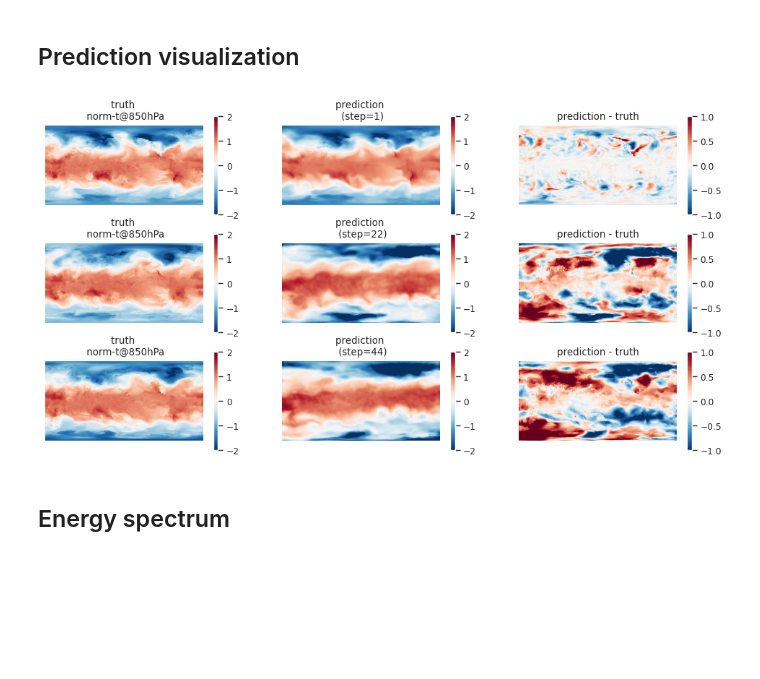
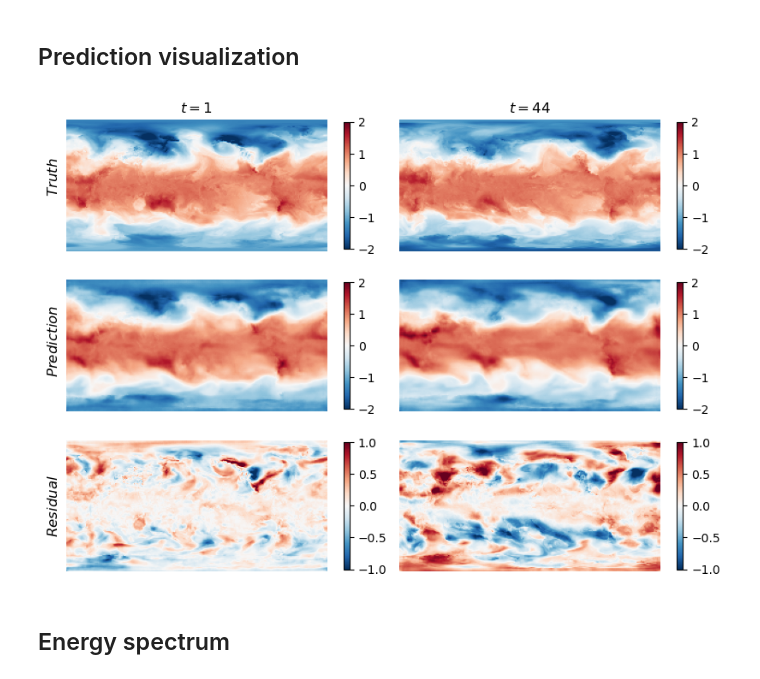
Before and after one commit to leap-stc/ChaosBench, a Jupyter notebook: notebooks/04a_s2s_eval.ipynb, the cells around one changed output. Drawn from its saved outputs; the diff is of its cells as text; code cells hidden in the pictures; blank space fills up the shorter version.

```diff
--- a/notebooks/04a_s2s_eval.ipynb
+++ b/notebooks/04a_s2s_eval.ipynb
@@ -41,7 +49,7 @@ First, we plot across centers + unet
 # %%
 # Plot RMSE over time, across centers
 model_names = ['persistence', 'ecmwf', 'ukmo', 'ncep', 'cma', 'unet_s2s']
-metrics = ['rmse', 'mae', 'bias', 'r2', 'acc']
+metrics = ['rmse', 'acc', 'ssim']
 headline_vars = dict({'t-850': 'K', 'z-500': 'gpm', 'q-700': r'$kg kg^{-1}$'})
 
 for metric_idx, metric in enumerate(metrics):
@@ -49,7 +57,7 @@ for metric_idx, metric in enumerate(metrics):
 
     for model_idx, model_name in enumerate(model_names):
         if 's2s' in model_name:
-            df = pd.read_csv(Path(f'../logs/{model_name}/eval/version_3/{metric}_{model_name}.csv'))
+            df = pd.read_csv(Path(f'../logs/{model_name}/eval/version_2/{metric}_{model_name}.csv'))
 
         else:
             df = pd.read_csv(Path(f'../logs/{model_name}/eval/{metric}_{model_name}.csv'))
@@ -82,14 +88,14 @@ for metric_idx, metric in enumerate(metrics):
 Then we evaluate only on data-driven models (with persistence + ecmwf as benchmark)
 # %%
 # Plot RMSE over time, across centers and data-driven models
-model_names = ['ecmwf', 'unet_s2s', 'resnet_s2s']
+model_names = ['ecmwf', 'unet_s2s', 'resnet_s2s', 'ed_s2s', 'fno_s2s']
 
 for metric_idx, metric in enumerate(metrics):
     f, ax = plt.subplots(1, len(headline_vars), figsize=(6*len(headline_vars), 6))
 
     for model_idx, model_name in enumerate(model_names):
         if 's2s' in model_name:
-            df = pd.read_csv(Path(f'../logs/{model_name}/eval/version_3/{metric}_{model_name}.csv'))
+            df = pd.read_csv(Path(f'../logs/{model_name}/eval/version_0/{metric}_{model_name}.csv'))
 
         else:
             df = pd.read_csv(Path(f'../logs/{model_name}/eval/{metric}_{model_name}.csv'))
@@ -134,7 +138,7 @@ model_args = hyperparams['model_args']
 data_args = hyperparams['data_args']
 
 ## Checkpointing
-ckpt_filepath = log_dir / 'lightning_logs/version_3/checkpoints/'
+ckpt_filepath = log_dir / 'lightning_logs/version_0/checkpoints/'
 ckpt_filepath = list(ckpt_filepath.glob('*.ckpt'))[0]
 baseline = model.S2SBenchmarkModel(model_args=model_args, data_args=data_args)
 baseline = baseline.load_from_checkpoint(ckpt_filepath)
@@ -149,7 +153,7 @@ date_idx = 0
 param = 't'
 level = 850
 
-plot_idx = [1, config.N_STEPS // 2, config.N_STEPS - 1] # [1...config.N_STEPS-1]
+plot_idx = [1, config.N_STEPS - 1] # [1...config.N_STEPS-1]
 all_preds = list()
 all_truth = list()
 ##################
@@ -173,29 +177,38 @@ with torch.no_grad():
 # %%
 # Plotting
 all_preds = np.array(all_preds)
 all_truth = np.array(all_truth)
 
-f, ax = plt.subplots(len(plot_idx), 3, figsize=(4 * len(plot_idx), 6))
+f, ax = plt.subplots(3, len(plot_idx), figsize=(8, 3 * len(plot_idx)))
 
 for time_idx in range(len(plot_idx)):
 
-    im0 = ax[time_idx, 0].imshow(all_truth[time_idx], cmap='RdBu_r', vmin=-2, vmax=2)
-    ax[time_idx, 0].set_title(f'truth \n norm-{param}@{level}hPa')
-    ax[time_idx, 0].axis('off')
-    cbar0 = f.colorbar(im0, ax=ax[time_idx, 0])
+    im0 = ax[0, time_idx].imshow(all_truth[time_idx], cmap='RdBu_r', vmin=-2, vmax=2)
+    # ax[0, time_idx].set_title(f'Truth\n(step={plot_idx[time_idx]})')
+    ax[0, time_idx].axis('off')
+    cbar0 = f.colorbar(im0, ax=ax[0, time_idx], shrink=0.8)
 
-    im1 = ax[time_idx, 1].imshow(all_preds[time_idx], cmap='RdBu_r', vmin=-2, vmax=2)
-    ax[time_idx, 1].set_title(f'prediction \n (step={plot_idx[time_idx]})')
-    ax[time_idx, 1].axis('off')
-    cbar1 = f.colorbar(im1, ax=ax[time_idx, 1])
+    im1 = ax[1, time_idx].imshow(all_preds[time_idx], cmap='RdBu_r', vmin=-2, vmax=2)
+    # ax[1, time_idx].set_title(f'Prediction\n(step={plot_idx[time_idx]})')
+    ax[1, time_idx].axis('off')
+    cbar1 = f.colorbar(im1, ax=ax[1, time_idx], shrink=0.8)
 
-    im2 = ax[time_idx, 2].imshow(all_preds[time_idx] - all_truth[time_idx], cmap='RdBu_r', vmin=-1, vmax=1)
-    ax[time_idx, 2].set_title(f'prediction - truth')
-    ax[time_idx, 2].axis('off')
-    cbar2 = f.colorbar(im2, ax=ax[time_idx, 2])
+    im2 = ax[2, time_idx].imshow(all_preds[time_idx] - all_truth[time_idx], cmap='RdBu_r', vmin=-1, vmax=1)
+    # ax[2, time_idx].set_title(f'Residual\n(step={plot_idx[time_idx]})')
+    ax[2, time_idx].axis('off')
+    cbar2 = f.colorbar(im2, ax=ax[2, time_idx], shrink=0.8)
 
-plt.show();
+# Adding titles for each row
+titles = [r'$Truth$', r'$Prediction$', r'$Residual$']
+for idx, title in enumerate(titles):
+    f.text(-0.01, 0.82 - idx*0.32, title, va='center', ha='left', fontsize=12, rotation=90)
+
+ax[0,0].set_title(r'$t = 1$', fontsize=12)
+ax[0,1].set_title(r'$t = 44$', fontsize=12)
+plt.tight_layout()
+plt.show()
+f.savefig('../docs/signal_loss.pdf', dpi=200, bbox_inches='tight');
 # %% [output]
-[figure, old version]
+[figure, new version]
 # %% [markdown]
 ## Energy spectrum
```
Also changed, not shown: parts of 8 cells of this notebook, 26 other files.
